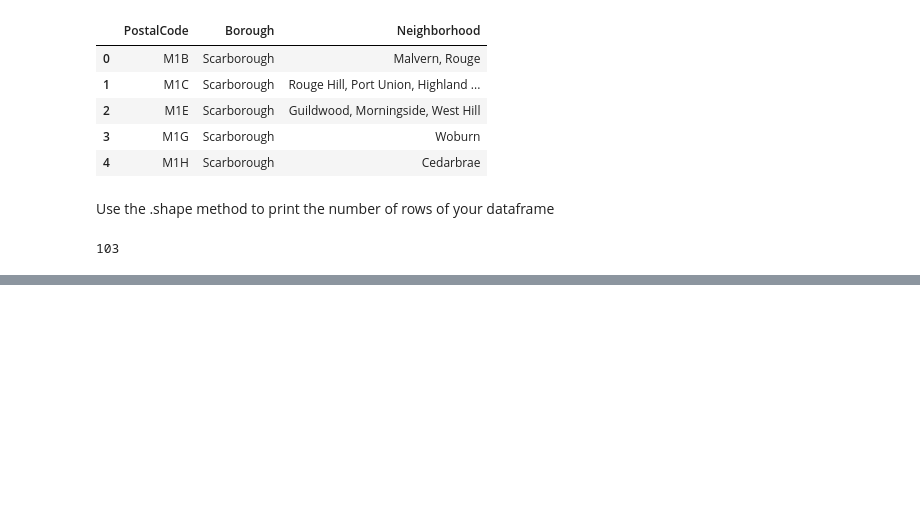
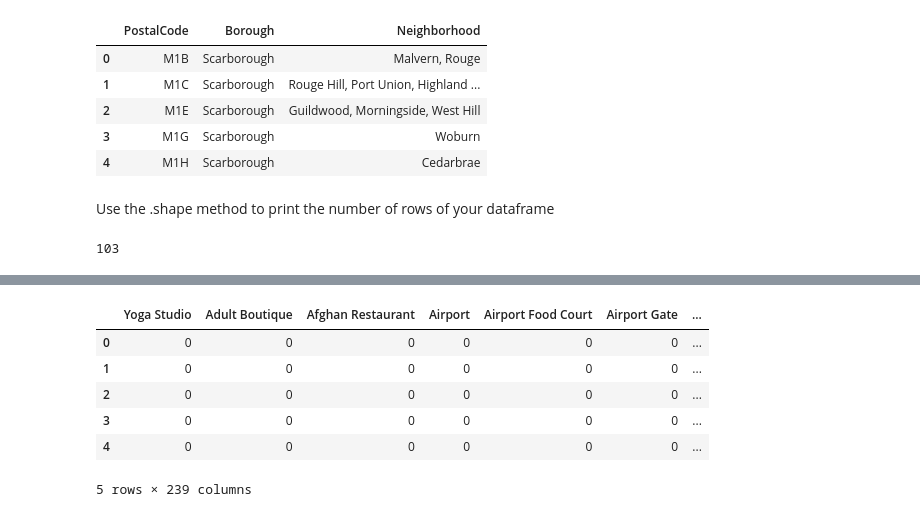
Before and after one commit to sandhyaraniMukkamala/Capstone-Project-Notebook, a Jupyter notebook: Segmenting and Clustering Neighborhoods in Toronto.ipynb, the cells around one changed output, grey strips where cells are left out. Cells and saved outputs as stored; diff of their text form; code cells hidden in the pictures; blank space fills up the shorter version.

```diff
--- a/Segmenting and Clustering Neighborhoods in Toronto.ipynb
+++ b/Segmenting and Clustering Neighborhoods in Toronto.ipynb
@@ -73,0 +311,21 @@ df2.shape[0]
+# %%
+# one hot encoding
+venues_onehot = pd.get_dummies(toronto_venues[['Venue Category']], prefix="", prefix_sep="")
+
+# add neighborhood column back to dataframe
+venues_onehot['Neighborhood'] = toronto_venues['Neighborhood']
+
+# move neighborhood column to the first column
+fixed_columns = [venues_onehot.columns[-1]] + list(venues_onehot.columns[:-1])
+#fixed_columns
+venues_onehot = venues_onehot[fixed_columns]
+
+venues_onehot.head()
+# %% [output]
+|  | Yoga Studio | Adult Boutique | Afghan Restaurant | Airport | Airport Food Court | Airport Gate | ... |
+| 0 | 0 | 0 | 0 | 0 | 0 | 0 | ... |
+| 1 | 0 | 0 | 0 | 0 | 0 | 0 | ... |
+| 2 | 0 | 0 | 0 | 0 | 0 | 0 | ... |
+| 3 | 0 | 0 | 0 | 0 | 0 | 0 | ... |
+| 4 | 0 | 0 | 0 | 0 | 0 | 0 | ... |
+5 rows × 239 columns
```
Also changed, not shown: parts of 25 cells of this notebook.
